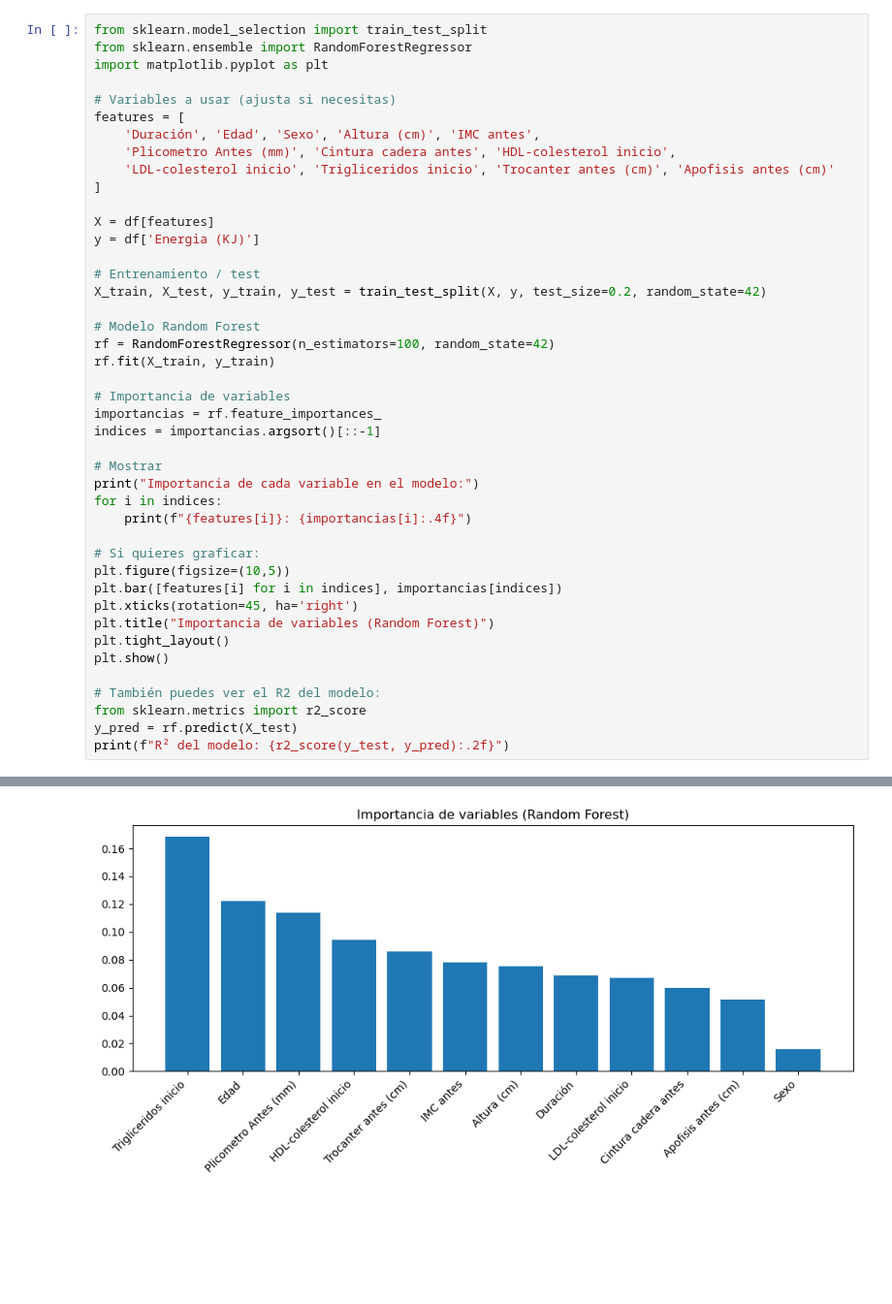
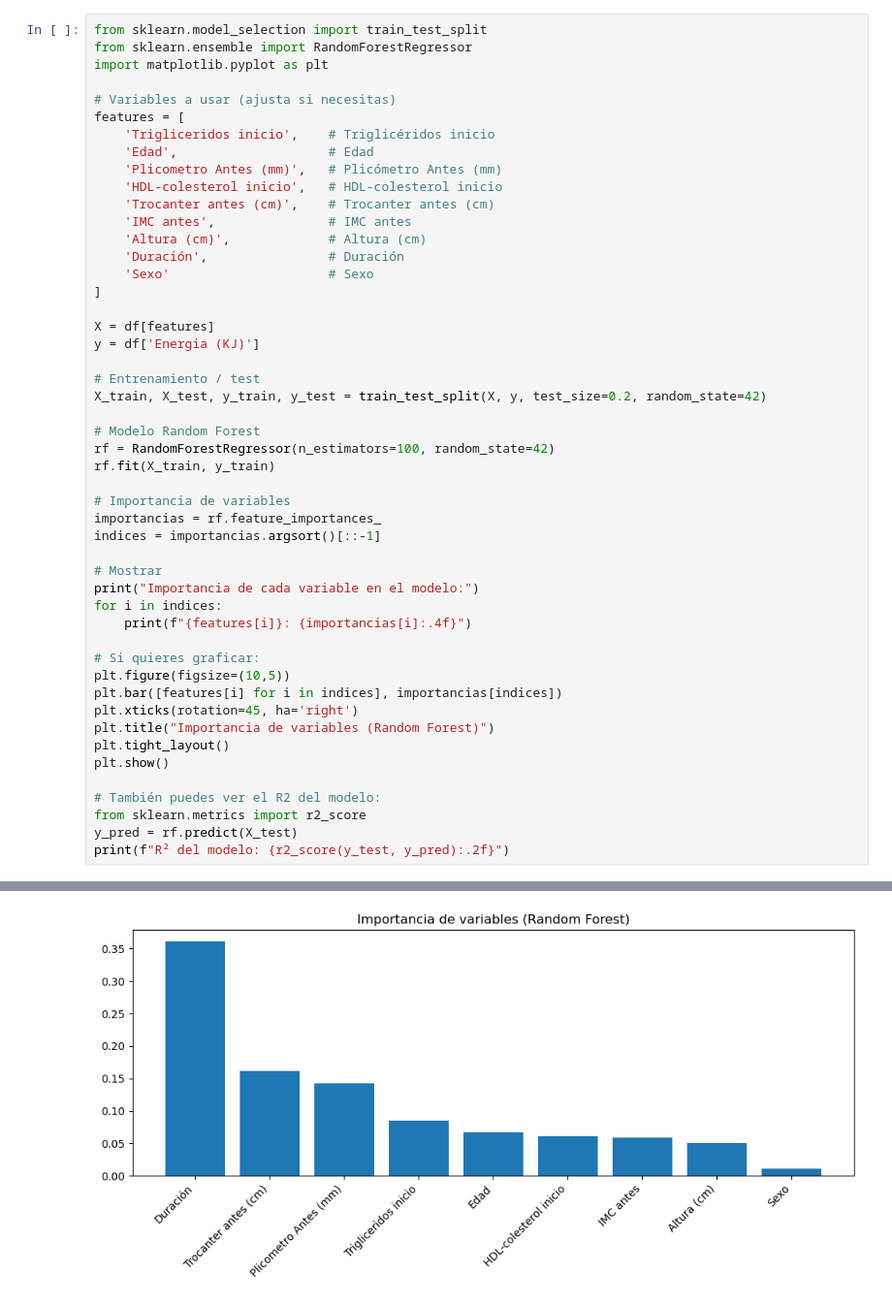
Before and after one commit to hectorebl/TECAR-energy-predictor, a Jupyter notebook: RandomForest.ipynb, the cells around one changed output, grey strips where cells are left out. Shown at 97% size. Cells and saved outputs as stored; diff of their text form; blank space fills up the shorter version.

```diff
--- a/RandomForest.ipynb
+++ b/RandomForest.ipynb
@@ -5,9 +5,15 @@ import matplotlib.pyplot as plt
 
 # Variables a usar (ajusta si necesitas)
 features = [
-    'Duración', 'Edad', 'Sexo', 'Altura (cm)', 'IMC antes',
-    'Plicometro Antes (mm)', 'Cintura cadera antes', 'HDL-colesterol inicio',
-    'LDL-colesterol inicio', 'Trigliceridos inicio', 'Trocanter antes (cm)', 'Apofisis antes (cm)'
+    'Trigliceridos inicio',    # Triglicéridos inicio
+    'Edad',                    # Edad
+    'Plicometro Antes (mm)',   # Plicómetro Antes (mm)
+    'HDL-colesterol inicio',   # HDL-colesterol inicio
+    'Trocanter antes (cm)',    # Trocanter antes (cm)
+    'IMC antes',               # IMC antes
+    'Altura (cm)',             # Altura (cm)
+    'Duración',                # Duración
+    'Sexo'                     # Sexo
 ]
 
 X = df[features]
@@ -58 +61 @@ Sexo: 0.0157
-[figure, old version]
+[figure, new version]
```
Also changed, not shown: parts of 2 cells of this notebook, 1 other file.
